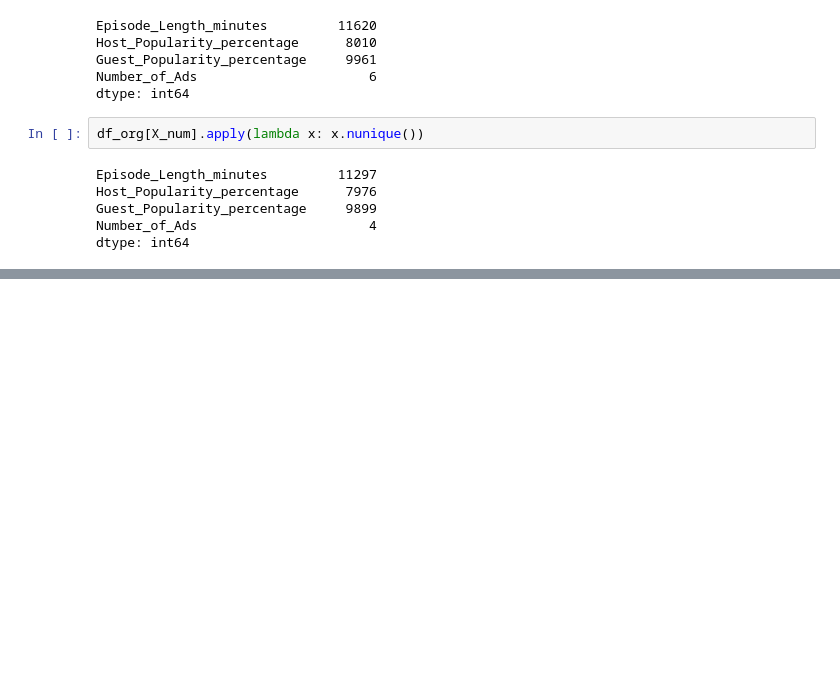
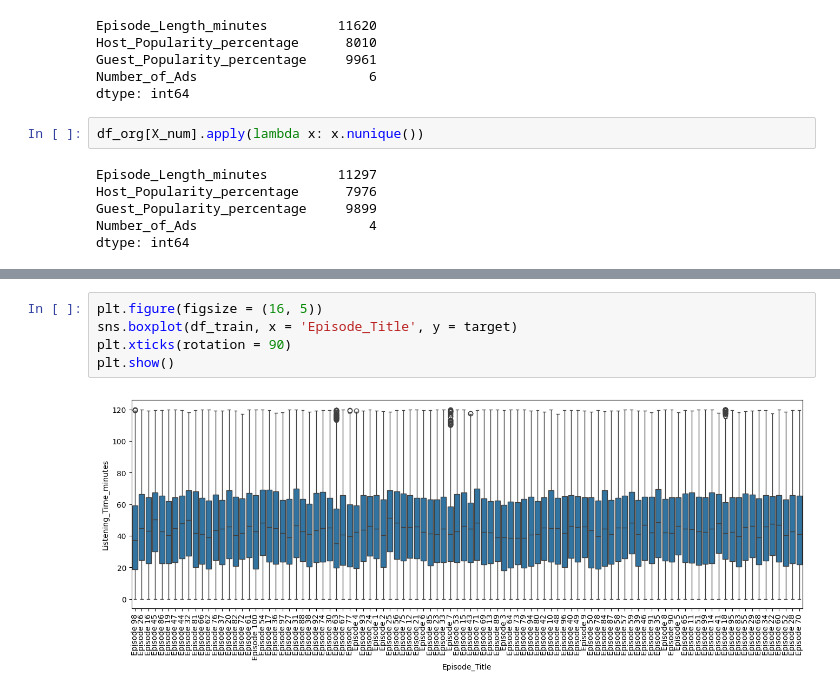
Before and after one commit to sunkusun9/sunkusun9, a Jupyter notebook: kaggle/PGS5/PGS5_ep4/1.Data preparation.ipynb, the cells around one changed output, grey strips where cells are left out. Saved outputs shown, nothing was run; the diff lists cells and outputs as text; blank space fills up the shorter version.

```diff
--- a/kaggle/PGS5/PGS5_ep4/1.Data preparation.ipynb
+++ b/kaggle/PGS5/PGS5_ep4/1.Data preparation.ipynb
@@ -214,0 +309,7 @@ dtype: int64
+# %%
+plt.figure(figsize = (16, 5))
+sns.boxplot(df_train, x = 'Episode_Title', y = target)
+plt.xticks(rotation = 90)
+plt.show()
+# %% [output]
+[figure, added]
```
Also changed, not shown: parts of 75 cells of this notebook.
